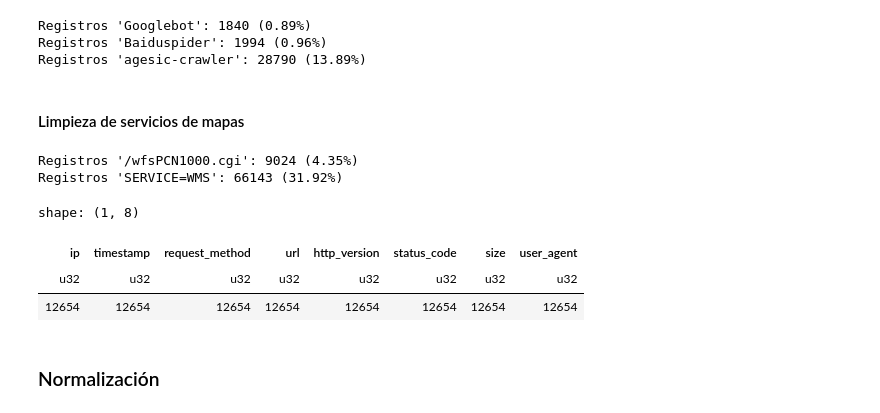
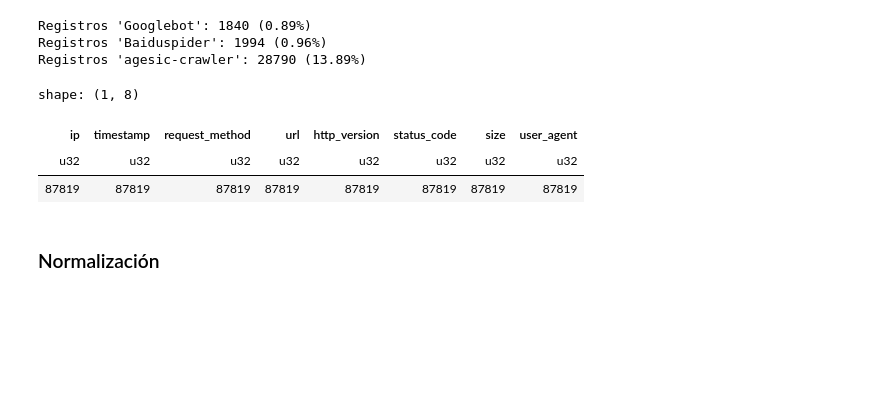
Before and after one commit to Sofia6074/Metricas_Geoportales_Maitena_Silvina_Sofia, a Jupyter notebook: Proyecto.ipynb, the cells around one changed output. Cells and saved outputs as stored; diff of their text form; code cells hidden in the pictures; blank space fills up the shorter version.

Commit message:
[issue-71] Fixing count device usage metric

```diff
--- a/Proyecto.ipynb
+++ b/Proyecto.ipynb
@@ -88,13 +76,14 @@ Pero los archivos .css y .js son muy frecuentes en los logs y filtrarlos puede r
 # %%
 ##### Funciones auxiliares - Limpieza de datos
 def obtener_total_registros():
-    return df.height # type: ignore
+    return df.height
 
 def contar_registros_url(df, regex):
     return df.filter(pl.col("url").str.contains(regex)).height
 
 def contar_registros_user_agent(df, regex):
     return df.filter(pl.col("user_agent").str.contains(regex)).height
+
 
 # Robos y Crawlers
 def contar_filtros_robots(df):
@@ -128,30 +117,6 @@ def filtrar_robots_y_crawlers(df):
     df = filtrar_agesic_crawler(df)
     return df
 
-# Servicios de mapas
-def contar_filtros_servicios_mapas(df):
-    total_registros = obtener_total_registros()
-
-    registros_map_server = contar_registros_url(df, '/wfsPCN1000.cgi')
-    registros_wms = contar_registros_url(df, 'SERVICE=WMS')
-
-    porcentaje_map_server = (registros_map_server / total_registros) * 100 if total_registros > 0 else 0
-    porcentaje_wms = (registros_wms / total_registros) * 100 if total_registros > 0 else 0
-
-    print(f"Registros '/wfsPCN1000.cgi': {registros_map_server} ({porcentaje_map_server:.2f}%)")
-    print(f"Registros 'SERVICE=WMS': {registros_wms} ({porcentaje_wms:.2f}%)")
-
-def filtrar_map_server(df):
-    return df.filter(~pl.col("url").str.contains('/wfsPCN1000.cgi'))
-
-def filtrar_wms(df):
-    return df.filter(~pl.col("url").str.contains('SERVICE=WMS'))
-
-def filtrar_solicitudes_servicios_mapas(df):
-    contar_filtros_servicios_mapas(df)
-    df = filtrar_map_server(df)
-    df = filtrar_wms(df)
-    return df
 
 # Archivos estáticos
 def contar_filtros_archivos_estaticos(df):
@@ -498,20 +460,13 @@ df_filtrado_robots = filtrar_robots_y_crawlers(df_filtrado_datos_estaticos)
 Registros 'Googlebot': 1840 (0.89%)
 Registros 'Baiduspider': 1994 (0.96%)
 Registros 'agesic-crawler': 28790 (13.89%)
-# %% [markdown]
-#### Limpieza de servicios de mapas
-# %%
-df_filtrado = filtrar_solicitudes_servicios_mapas(df_filtrado_robots)
-# %% [output]
-Registros '/wfsPCN1000.cgi': 9024 (4.35%)
-Registros 'SERVICE=WMS': 66143 (31.92%)
 # %%
-cantidad_registros = df_filtrado.select(pl.all().count())
+cantidad_registros = df_filtrado_robots.select(pl.all().count())
 cantidad_registros
 # %% [output]
 shape: (1, 8)
 | ip | timestamp | request_method | url | http_version | status_code | size | user_agent |
 | u32 | u32 | u32 | u32 | u32 | u32 | u32 | u32 |
-| 12654 | 12654 | 12654 | 12654 | 12654 | 12654 | 12654 | 12654 |
+| 87819 | 87819 | 87819 | 87819 | 87819 | 87819 | 87819 | 87819 |
 # %% [markdown]
 ### Normalización
```
Also changed, not shown: parts of 21 cells of this notebook, 2 other files.
